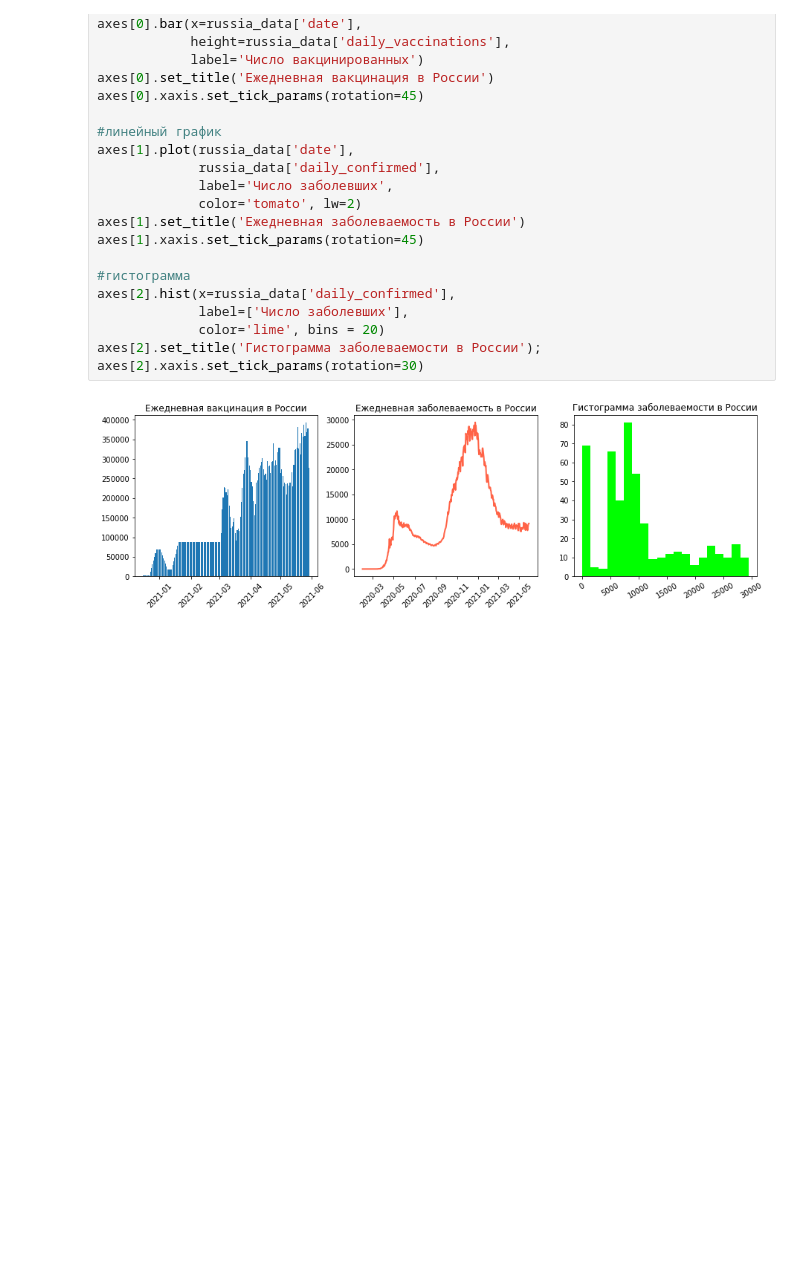
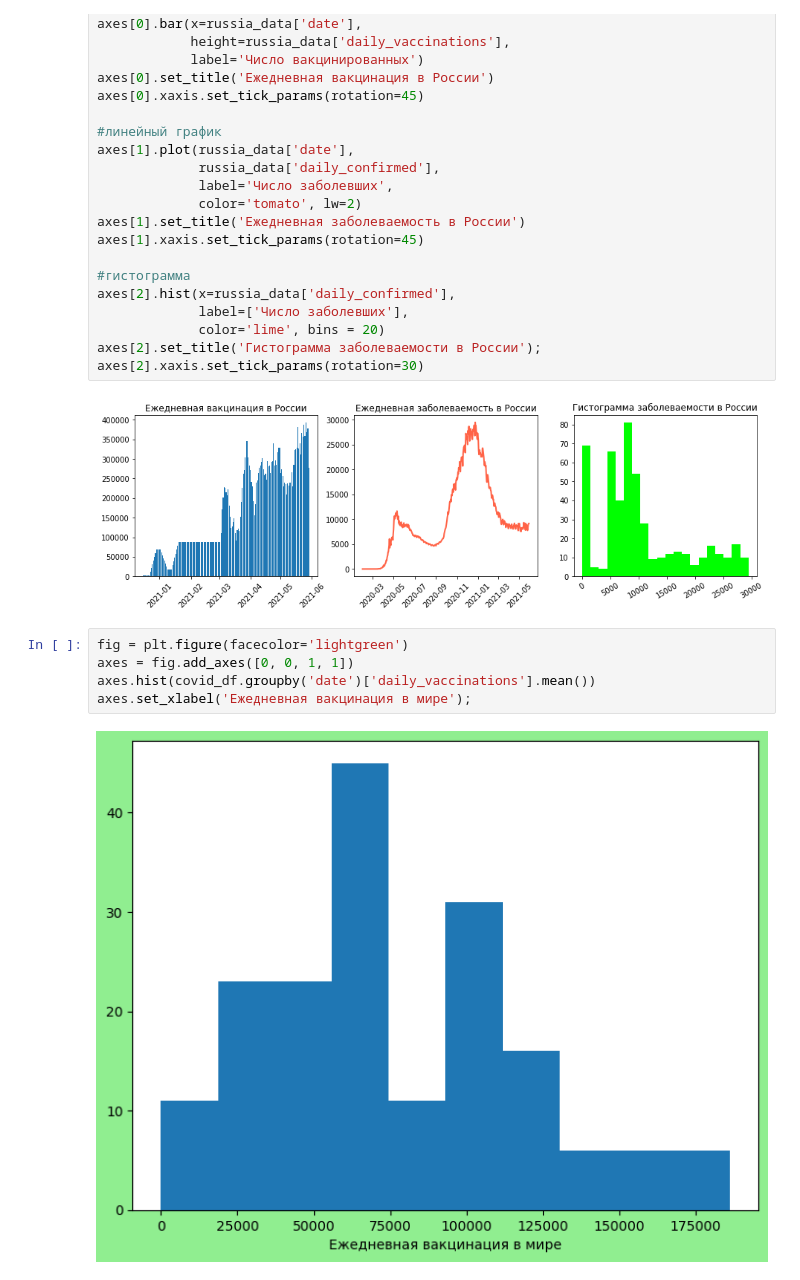
Before and after one commit to lyu-bel/IDE, a Jupyter notebook: Scillfactory/P_13/Visualizaion_Matplotlib.ipynb, the cells around one changed output. Cells and saved outputs as stored; diff of their text form; blank space fills up the shorter version.

```diff
--- a/Scillfactory/P_13/Visualizaion_Matplotlib.ipynb
+++ b/Scillfactory/P_13/Visualizaion_Matplotlib.ipynb
@@ -143,3 +148,10 @@ axes[2].set_title('Гистограмма заболеваемости в Рос
 axes[2].xaxis.set_tick_params(rotation=30)
 # %% [output]
 [figure]
+# %%
+fig = plt.figure(facecolor='lightgreen')
+axes = fig.add_axes([0, 0, 1, 1])
+axes.hist(covid_df.groupby('date')['daily_vaccinations'].mean())
+axes.set_xlabel('Ежедневная вакцинация в мире');
+# %% [output]
+[figure, added]
```
Also changed, not shown: parts of 5 cells of this notebook, 12 other files.
